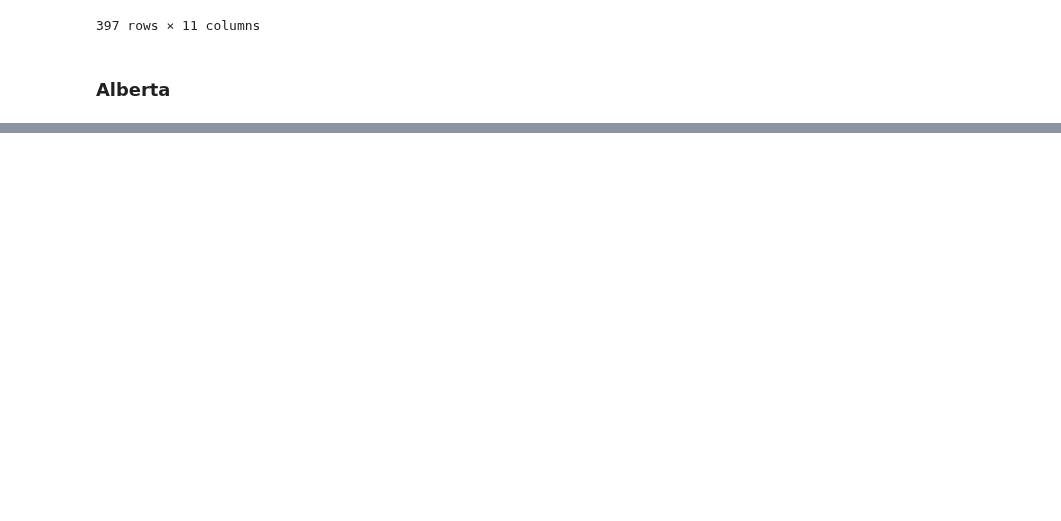
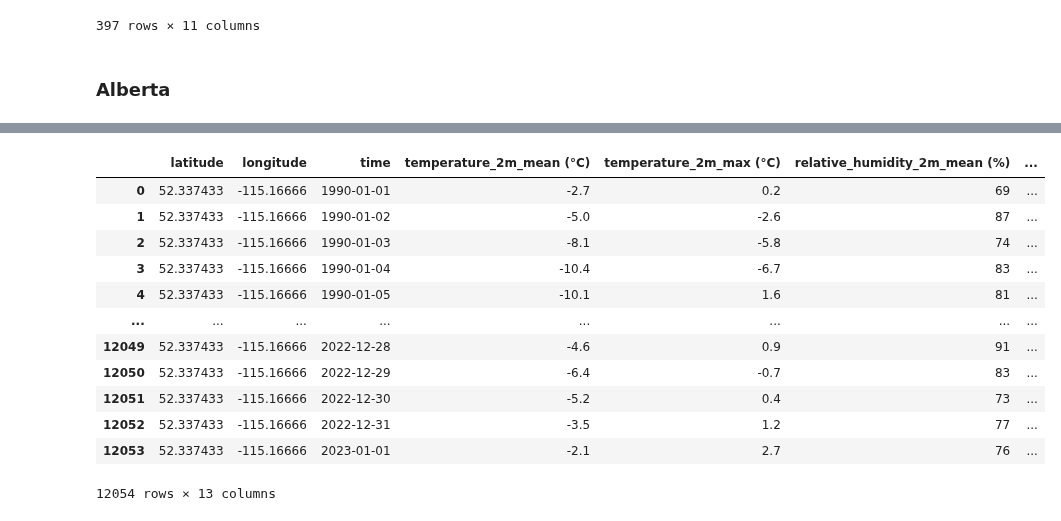
Before and after one commit to yajoka/firewatch, a Jupyter notebook: notebook/import_30_years_weather_data.ipynb, the cells around one changed output, grey strips where cells are left out. Drawn from its saved outputs; the diff is of its cells as text; code cells hidden in the pictures; blank space fills up the shorter version.

```diff
--- a/notebook/import_30_years_weather_data.ipynb
+++ b/notebook/import_30_years_weather_data.ipynb
@@ -223,0 +302,40 @@ British_Columbia_monthly_mean.to_csv(output_path, index=False)
+# %%
+#Rocky Mountain House Forest Belt
+#→ 52.37, -115.10
+
+pfad = "../data/import weather data/import data/Alberta/open-meteo-52.34N115.17W1007m.csv"
+
+# -------------------------------------------------------
+# 1) Koordinaten aus Zeile 2 (Index 1) einlesen
+# -------------------------------------------------------
+coords = pd.read_csv(pfad, nrows=2, header=None)
+lat = coords.iloc[1, 0]
+lon = coords.iloc[1, 1]
+
+df = pd.read_csv(
+    pfad,
+    skiprows=3,   # Metadaten überspringen
+    comment="#",  # ignoriert eventuelle Kommentarzeilen
+)
+
+df["latitude"] = lat
+df["longitude"] = lon
+
+# Falls du die Spalten vorne haben willst:
+Alberta_3 = df[["latitude", "longitude"] + [col for col in df.columns if col not in ["latitude", "longitude"]]]
+
+Alberta_3
+# %% [output]
+|  | latitude | longitude | time | temperature_2m_mean (°C) | temperature_2m_max (°C) | relative_humidity_2m_mean (%) | ... |
+| 0 | 52.337433 | -115.16666 | 1990-01-01 | -2.7 | 0.2 | 69 | ... |
+| 1 | 52.337433 | -115.16666 | 1990-01-02 | -5.0 | -2.6 | 87 | ... |
+| 2 | 52.337433 | -115.16666 | 1990-01-03 | -8.1 | -5.8 | 74 | ... |
+| 3 | 52.337433 | -115.16666 | 1990-01-04 | -10.4 | -6.7 | 83 | ... |
+| 4 | 52.337433 | -115.16666 | 1990-01-05 | -10.1 | 1.6 | 81 | ... |
+| ... | ... | ... | ... | ... | ... | ... | ... |
+| 12049 | 52.337433 | -115.16666 | 2022-12-28 | -4.6 | 0.9 | 91 | ... |
+| 12050 | 52.337433 | -115.16666 | 2022-12-29 | -6.4 | -0.7 | 83 | ... |
+| 12051 | 52.337433 | -115.16666 | 2022-12-30 | -5.2 | 0.4 | 73 | ... |
+| 12052 | 52.337433 | -115.16666 | 2022-12-31 | -3.5 | 1.2 | 77 | ... |
+| 12053 | 52.337433 | -115.16666 | 2023-01-01 | -2.1 | 2.7 | 76 | ... |
+12054 rows × 13 columns
```
Also changed, not shown: parts of 11 cells of this notebook, 5 other files.
